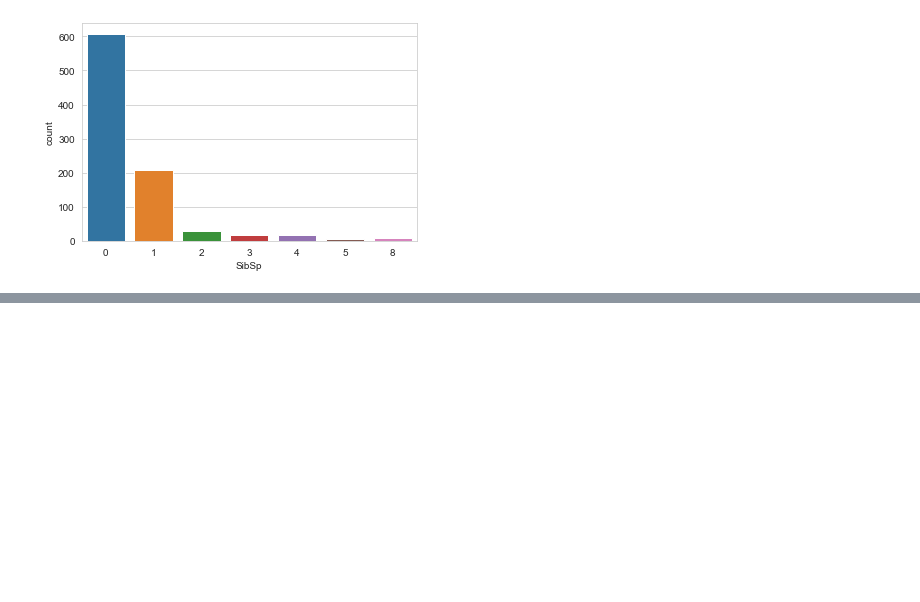
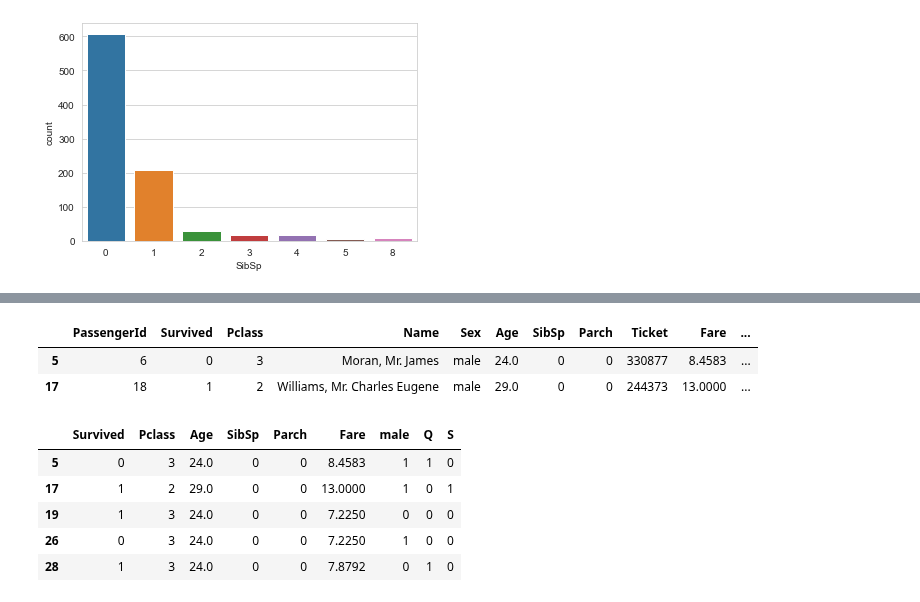
Before and after one commit to phschaefer/example_logistic_regression, a Jupyter notebook: notebooks/01-Logistic Regression with Python.ipynb, the cells around one changed output, grey strips where cells are left out. Saved outputs shown, nothing was run; the diff lists cells and outputs as text; code cells hidden in the pictures; blank space fills up the shorter version.

```diff
--- a/notebooks/01-Logistic Regression with Python.ipynb
+++ b/notebooks/01-Logistic Regression with Python.ipynb
@@ -69,0 +105,21 @@ train['Fare'].hist(bins=40, figsize=(10,4))
+# %%
+sex = pd.get_dummies(train['Sex'], drop_first=True)
+embark = pd.get_dummies(train['Embarked'], drop_first=True)
+train = pd.concat([train,sex,embark],axis=1)
+train.head(2)
+# %% [output]
+|  | PassengerId | Survived | Pclass | Name | Sex | Age | SibSp | Parch | Ticket | Fare | ... |
+| 5 | 6 | 0 | 3 | Moran, Mr. James | male | 24.0 | 0 | 0 | 330877 | 8.4583 | ... |
+| 17 | 18 | 1 | 2 | Williams, Mr. Charles Eugene | male | 29.0 | 0 | 0 | 244373 | 13.0000 | ... |
+# %%
+train.drop(['Sex','Embarked', 'Name', 'Ticket'], axis=1, inplace=True)
+train.head()
+train.drop('PassengerId', axis=1, inplace=True)
+train.head()
+# %% [output]
+|  | Survived | Pclass | Age | SibSp | Parch | Fare | male | Q | S |
+| 5 | 0 | 3 | 24.0 | 0 | 0 | 8.4583 | 1 | 1 | 0 |
+| 17 | 1 | 2 | 29.0 | 0 | 0 | 13.0000 | 1 | 0 | 1 |
+| 19 | 1 | 3 | 24.0 | 0 | 0 | 7.2250 | 0 | 0 | 0 |
+| 26 | 0 | 3 | 24.0 | 0 | 0 | 7.2250 | 1 | 0 | 0 |
+| 28 | 1 | 3 | 24.0 | 0 | 0 | 7.8792 | 0 | 1 | 0 |
```
Also changed, not shown: parts of 8 cells of this notebook.
